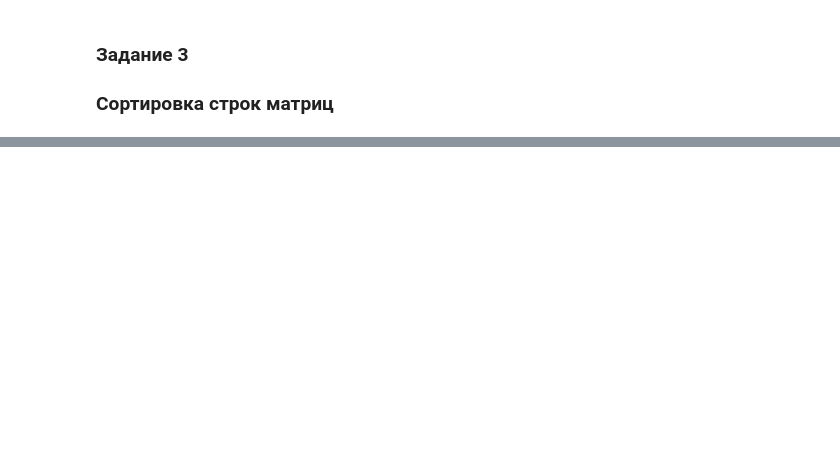
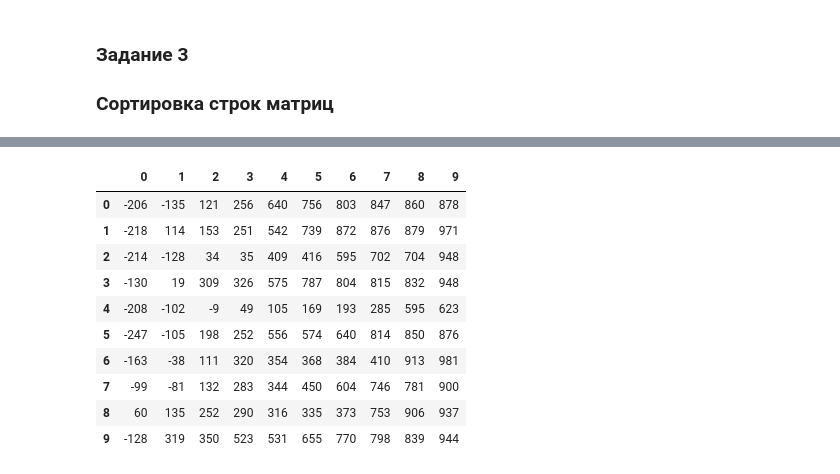
Before and after one commit to L1chik/algorithms, a Jupyter notebook: LAB1/LAB1.ipynb, the cells around one changed output, grey strips where cells are left out. Cells and saved outputs as stored; diff of their text form; code cells hidden in the pictures; blank space fills up the shorter version.

Commit message:
optimized PEP-8; Bubble: Added; Selection: Added; Insertion: Added; Shell: Added; Quick: remastered

```diff
--- a/LAB1/LAB1.ipynb
+++ b/LAB1/LAB1.ipynb
@@ -85,6 +173,10 @@ def heap_sort(matrix):
 # %%
 # Делаю копии матриц для проверки
 test_sort_quick = test.copy()
+test_sort_bubble = test.copy()
+test_sort_selection = test.copy()
+test_sort_insertion = test.copy()
+test_sort_shell = test.copy()
 test_sort_heap = test.copy()
 # %%
 %%time
@@ -112,0 +198,5 @@ Wall time: 17 ms
+# %%
+%%time
+bubble_sort(test_sort_bubble)
+test_sort_bubble
+# %% [output]
@@ -112,0 +204,11 @@ Wall time: 17 ms
+|  | 0 | 1 | 2 | 3 | 4 | 5 | 6 | 7 | 8 | 9 |
+| 0 | -206 | -135 | 121 | 256 | 640 | 756 | 803 | 847 | 860 | 878 |
+| 1 | -218 | 114 | 153 | 251 | 542 | 739 | 872 | 876 | 879 | 971 |
+| 2 | -214 | -128 | 34 | 35 | 409 | 416 | 595 | 702 | 704 | 948 |
+| 3 | -130 | 19 | 309 | 326 | 575 | 787 | 804 | 815 | 832 | 948 |
+| 4 | -208 | -102 | -9 | 49 | 105 | 169 | 193 | 285 | 595 | 623 |
+| 5 | -247 | -105 | 198 | 252 | 556 | 574 | 640 | 814 | 850 | 876 |
+| 6 | -163 | -38 | 111 | 320 | 354 | 368 | 384 | 410 | 913 | 981 |
+| 7 | -99 | -81 | 132 | 283 | 344 | 450 | 604 | 746 | 781 | 900 |
+| 8 | 60 | 135 | 252 | 290 | 316 | 335 | 373 | 753 | 906 | 937 |
+| 9 | -128 | 319 | 350 | 523 | 531 | 655 | 770 | 798 | 839 | 944 |
```
Also changed, not shown: parts of 8 cells of this notebook.
